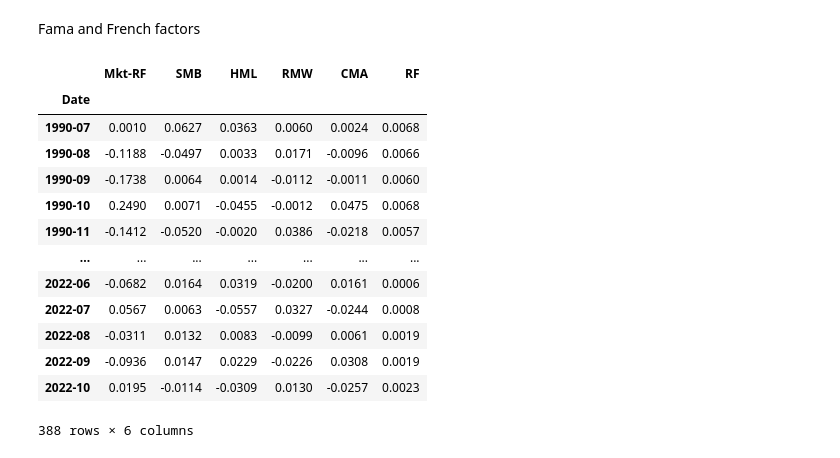
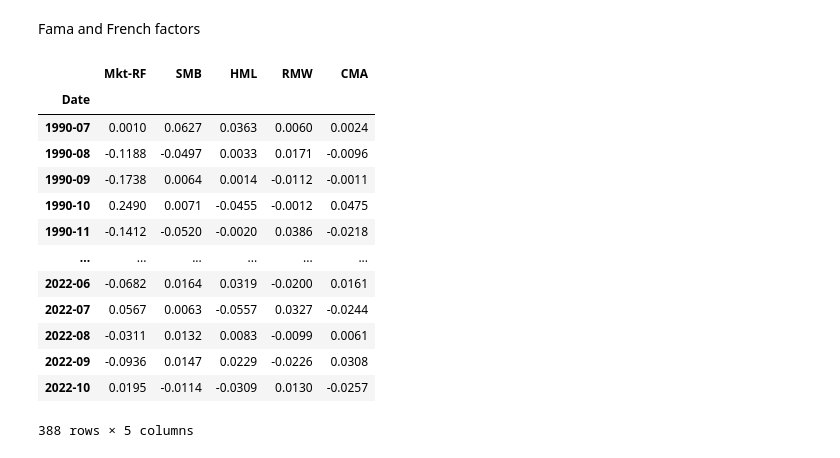
Before and after one commit to jessekeranen/seminar, a Jupyter notebook: jupyter.ipynb, the cells around one changed output. Cells and saved outputs as stored; diff of their text form; code cells hidden in the pictures.

```diff
--- a/jupyter.ipynb
+++ b/jupyter.ipynb
@@ -415,25 +415,33 @@ Fama and French factors
 # %%
 famafrench = pd.read_csv("data/Japan_5_Factors.csv")
 famafrench["Date"] = pd.to_datetime(famafrench["Date"], format="%Y%m")
 famafrench['Date'] = famafrench['Date'].dt.strftime('%Y-%m')
 famafrench.set_index('Date', inplace=True)
 famafrench = famafrench.loc[:].div(100)
+famafrench = famafrench.drop(columns={"RF"})
+
+mom = pd.read_csv("data/Japan_MOM_Factor.csv")
+mom['Date'] = pd.to_datetime(mom["Date"], format="%Y%m")
+mom['Date'] = mom['Date'].dt.strftime('%Y-%m')
+mom.set_index('Date', inplace=True)
+mom = mom.loc[:].div(100)
+
 famafrench
 # %% [output]
-|  | Mkt-RF | SMB | HML | RMW | CMA | RF |
-| Date |  |  |  |  |  |  |
-| 1990-07 | 0.0010 | 0.0627 | 0.0363 | 0.0060 | 0.0024 | 0.0068 |
-| 1990-08 | -0.1188 | -0.0497 | 0.0033 | 0.0171 | -0.0096 | 0.0066 |
-| 1990-09 | -0.1738 | 0.0064 | 0.0014 | -0.0112 | -0.0011 | 0.0060 |
-| 1990-10 | 0.2490 | 0.0071 | -0.0455 | -0.0012 | 0.0475 | 0.0068 |
-| 1990-11 | -0.1412 | -0.0520 | -0.0020 | 0.0386 | -0.0218 | 0.0057 |
-| ... | ... | ... | ... | ... | ... | ... |
-| 2022-06 | -0.0682 | 0.0164 | 0.0319 | -0.0200 | 0.0161 | 0.0006 |
-| 2022-07 | 0.0567 | 0.0063 | -0.0557 | 0.0327 | -0.0244 | 0.0008 |
-| 2022-08 | -0.0311 | 0.0132 | 0.0083 | -0.0099 | 0.0061 | 0.0019 |
-| 2022-09 | -0.0936 | 0.0147 | 0.0229 | -0.0226 | 0.0308 | 0.0019 |
-| 2022-10 | 0.0195 | -0.0114 | -0.0309 | 0.0130 | -0.0257 | 0.0023 |
+|  | Mkt-RF | SMB | HML | RMW | CMA |
+| Date |  |  |  |  |  |
+| 1990-07 | 0.0010 | 0.0627 | 0.0363 | 0.0060 | 0.0024 |
+| 1990-08 | -0.1188 | -0.0497 | 0.0033 | 0.0171 | -0.0096 |
+| 1990-09 | -0.1738 | 0.0064 | 0.0014 | -0.0112 | -0.0011 |
+| 1990-10 | 0.2490 | 0.0071 | -0.0455 | -0.0012 | 0.0475 |
+| 1990-11 | -0.1412 | -0.0520 | -0.0020 | 0.0386 | -0.0218 |
+| ... | ... | ... | ... | ... | ... |
+| 2022-06 | -0.0682 | 0.0164 | 0.0319 | -0.0200 | 0.0161 |
+| 2022-07 | 0.0567 | 0.0063 | -0.0557 | 0.0327 | -0.0244 |
+| 2022-08 | -0.0311 | 0.0132 | 0.0083 | -0.0099 | 0.0061 |
+| 2022-09 | -0.0936 | 0.0147 | 0.0229 | -0.0226 | 0.0308 |
+| 2022-10 | 0.0195 | -0.0114 | -0.0309 | 0.0130 | -0.0257 |
-388 rows × 6 columns
+388 rows × 5 columns
 # %%
 finalmonthlyOnlyIV = dividendPriceRatio.merge(bookToMarketRatio, on="Date")
 finalmonthlyOnlyIV = finalmonthlyOnlyIV.merge(earningsToPriceRatio, on="Date")
```
Also changed, not shown: parts of 13 cells of this notebook, 2 other files.
